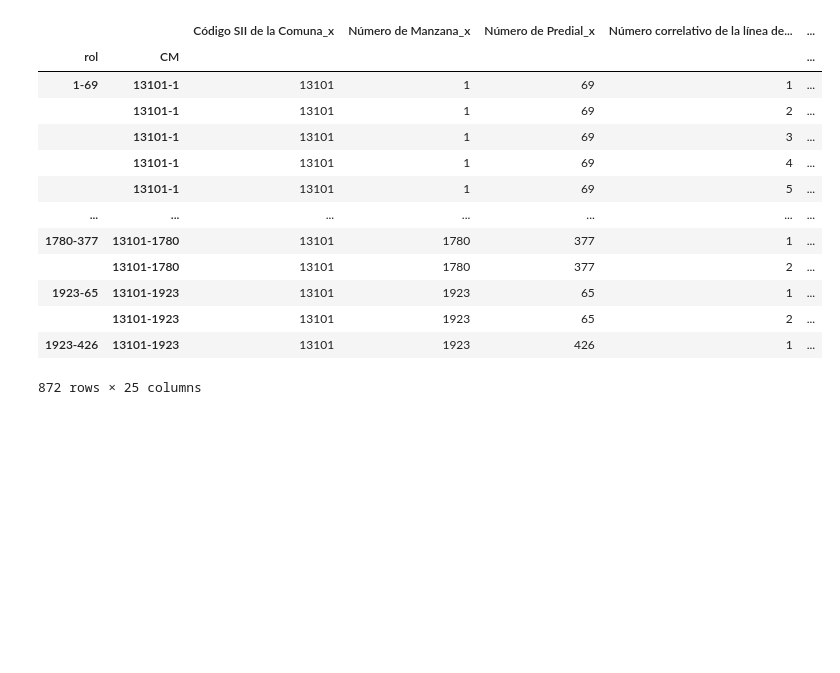
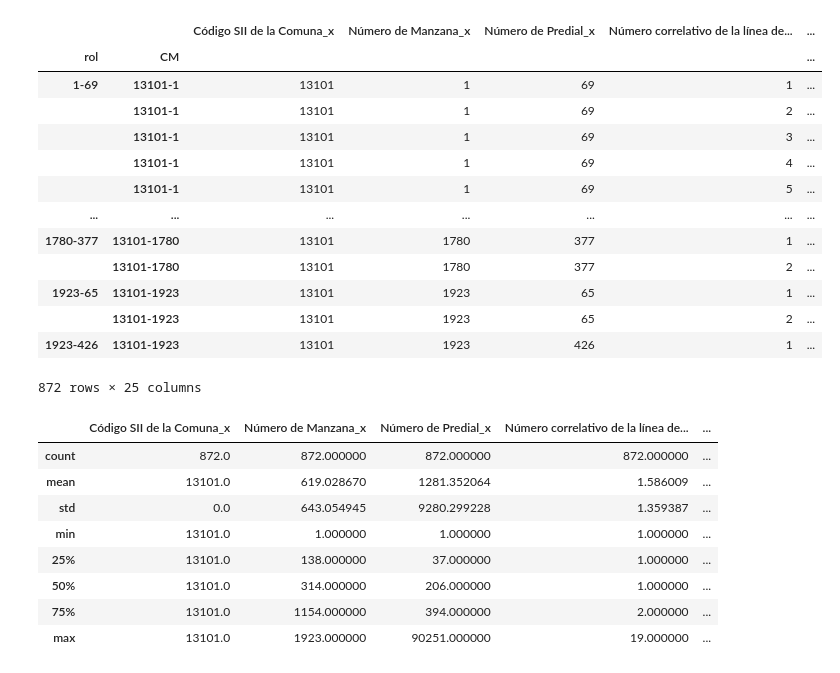
Before and after one commit to JoseFredes/modelamiento_stgo, a Jupyter notebook: sii.ipynb, the cells around one changed output. Saved outputs shown, nothing was run; the diff lists cells and outputs as text; code cells hidden in the pictures; blank space fills up the shorter version.

```diff
--- a/sii.ipynb
+++ b/sii.ipynb
@@ -140,3 +140,15 @@ properties_result
 |  | 13101-1923 | 13101 | 1923 | 65 | 2 | ... |
 | 1923-426 | 13101-1923 | 13101 | 1923 | 426 | 1 | ... |
 872 rows × 25 columns
+# %%
+properties_result.describe()
+# %% [output]
+|  | Código SII de la Comuna_x | Número de Manzana_x | Número de Predial_x | Número correlativo de la línea de... | ... |
+| count | 872.0 | 872.000000 | 872.000000 | 872.000000 | ... |
+| mean | 13101.0 | 619.028670 | 1281.352064 | 1.586009 | ... |
+| std | 0.0 | 643.054945 | 9280.299228 | 1.359387 | ... |
+| min | 13101.0 | 1.000000 | 1.000000 | 1.000000 | ... |
+| 25% | 13101.0 | 138.000000 | 37.000000 | 1.000000 | ... |
+| 50% | 13101.0 | 314.000000 | 206.000000 | 1.000000 | ... |
+| 75% | 13101.0 | 1154.000000 | 394.000000 | 2.000000 | ... |
+| max | 13101.0 | 1923.000000 | 90251.000000 | 19.000000 | ... |
```
Also changed, not shown: parts of 3 cells of this notebook.
